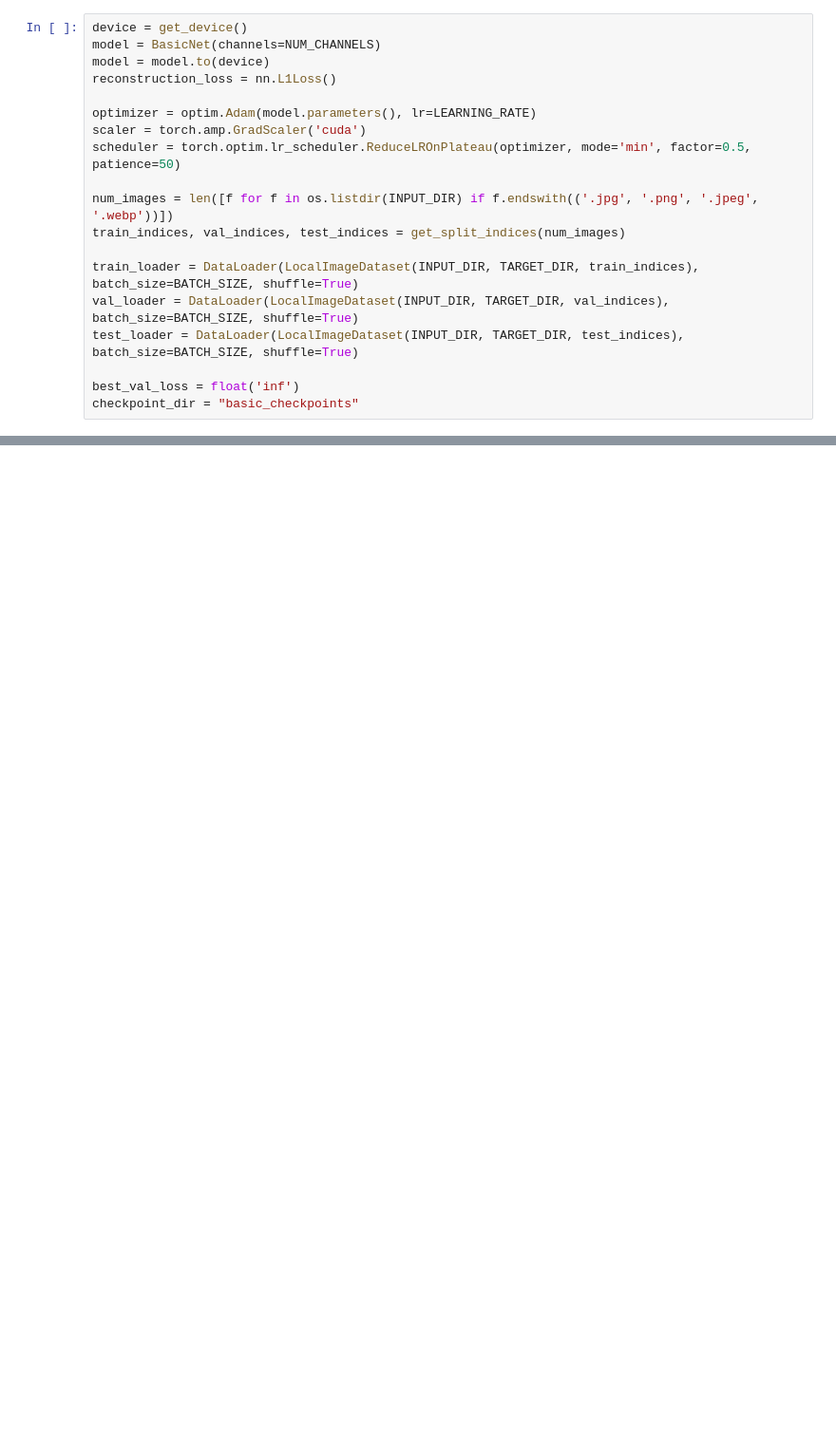
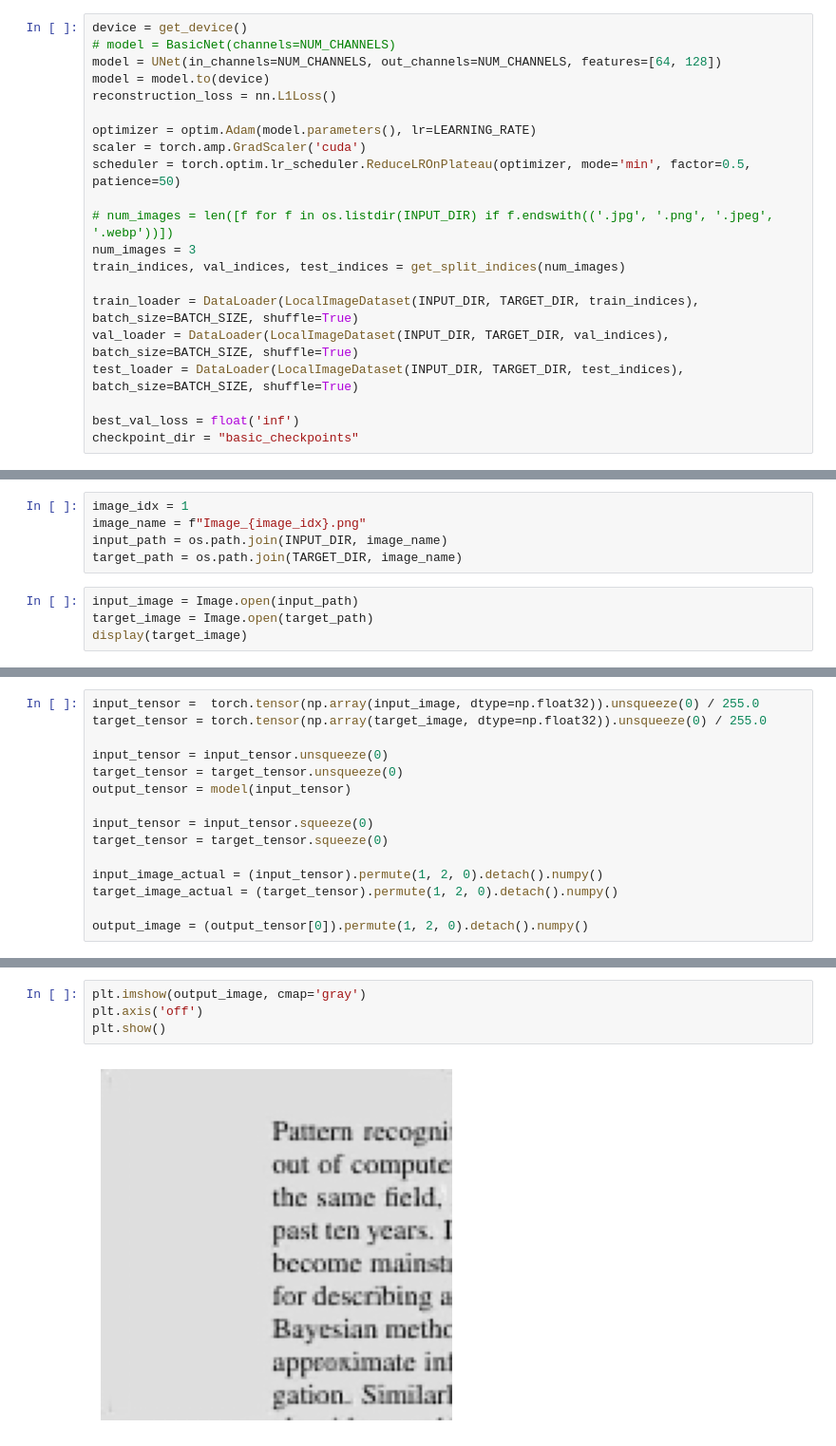
Before and after one commit to Ruichu-Xia/text-sharpener, a Jupyter notebook: src/train_script.ipynb, the cells around one changed output, grey strips where cells are left out. Shown: that part at 95% size. Drawn from its saved outputs; the diff is of its cells as text; blank space fills up the shorter version.

Commit message:
Updated unet

```diff
--- a/src/train_script.ipynb
+++ b/src/train_script.ipynb
@@ -12,6 +17,7 @@ from src.model.utils import INPUT_DIR, TARGET_DIR, NUM_CHANNELS, NUM_EPOCHS, LEA
 # %%
 device = get_device()
-model = BasicNet(channels=NUM_CHANNELS)
+# model = BasicNet(channels=NUM_CHANNELS)
+model = UNet(in_channels=NUM_CHANNELS, out_channels=NUM_CHANNELS, features=[64, 128])
 model = model.to(device)
 reconstruction_loss = nn.L1Loss()
 
@@ -19,7 +25,8 @@ optimizer = optim.Adam(model.parameters(), lr=LEARNING_RATE)
 scaler = torch.amp.GradScaler('cuda')
 scheduler = torch.optim.lr_scheduler.ReduceLROnPlateau(optimizer, mode='min', factor=0.5, patience=50)
 
-num_images = len([f for f in os.listdir(INPUT_DIR) if f.endswith(('.jpg', '.png', '.jpeg', '.webp'))])
+# num_images = len([f for f in os.listdir(INPUT_DIR) if f.endswith(('.jpg', '.png', '.jpeg', '.webp'))])
+num_images = 3
 train_indices, val_indices, test_indices = get_split_indices(num_images)
 
 train_loader = DataLoader(LocalImageDataset(INPUT_DIR, TARGET_DIR, train_indices), batch_size=BATCH_SIZE, shuffle=True)
@@ -42,0 +67,9 @@ for epoch in range(1, NUM_EPOCHS + 1):
+# %%
+image_idx = 1
+image_name = f"Image_{image_idx}.png"
+input_path = os.path.join(INPUT_DIR, image_name)
+target_path = os.path.join(TARGET_DIR, image_name)
+# %%
+input_image = Image.open(input_path)
+target_image = Image.open(target_path)
+display(target_image)
@@ -42,0 +78,15 @@ for epoch in range(1, NUM_EPOCHS + 1):
+# %%
+input_tensor =  torch.tensor(np.array(input_image, dtype=np.float32)).unsqueeze(0) / 255.0
+target_tensor = torch.tensor(np.array(target_image, dtype=np.float32)).unsqueeze(0) / 255.0
+
+input_tensor = input_tensor.unsqueeze(0)
+target_tensor = target_tensor.unsqueeze(0)
+output_tensor = model(input_tensor)
+
+input_tensor = input_tensor.squeeze(0)
+target_tensor = target_tensor.squeeze(0)
+
+input_image_actual = (input_tensor).permute(1, 2, 0).detach().numpy()
+target_image_actual = (target_tensor).permute(1, 2, 0).detach().numpy()
+
+output_image = (output_tensor[0]).permute(1, 2, 0).detach().numpy()
@@ -42,0 +105,6 @@ for epoch in range(1, NUM_EPOCHS + 1):
+# %%
+plt.imshow(output_image, cmap='gray')
+plt.axis('off')
+plt.show()
+# %% [output]
+[figure, added]
```
Also changed, not shown: parts of 8 cells of this notebook, 3 other files.
